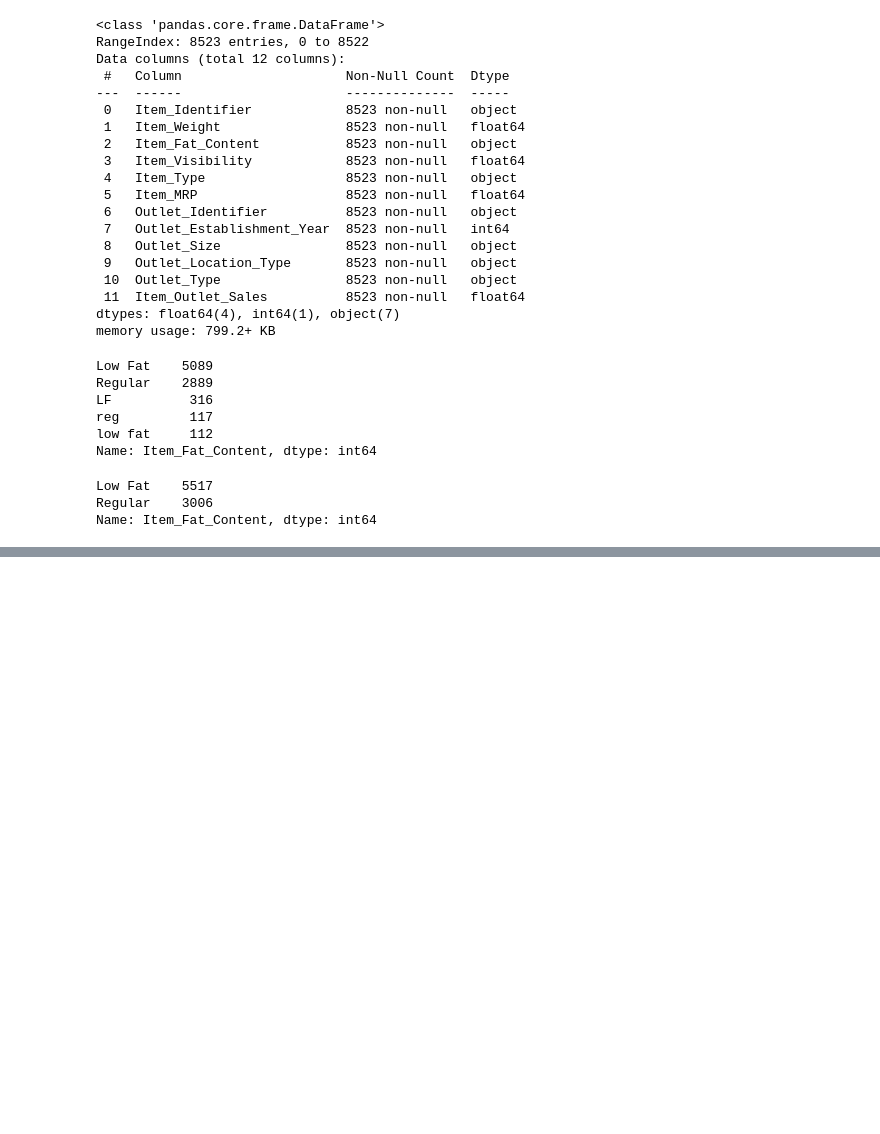
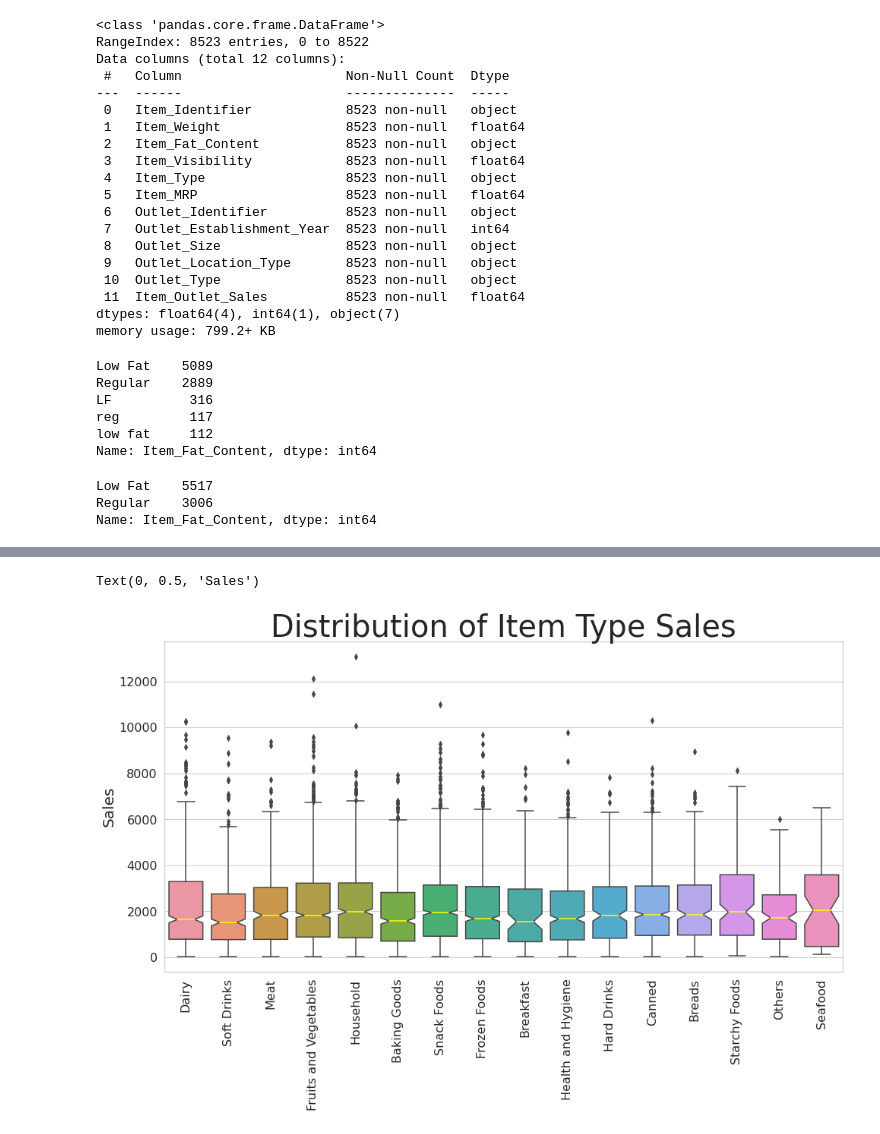
Before and after one commit to kriti-sidram/Sales-Predictions, a Jupyter notebook: GrocerySales_Predictions.ipynb, the cells around one changed output, grey strips where cells are left out. Drawn from its saved outputs; the diff is of its cells as text; code cells hidden in the pictures; blank space fills up the shorter version.

```diff
--- a/GrocerySales_Predictions.ipynb
+++ b/GrocerySales_Predictions.ipynb
@@ -302,0 +332,22 @@ Name: Item_Outlet_Sales, dtype: float64
+# %%
+# Boxplot of Item_Fat_Content vs Item_Sales
+fig,axes = plt.subplots(figsize = (16,8))
+plt.title('Distribution of Item Type Sales', fontsize = 40)
+plt.xticks(rotation = 90, fontsize = 16) # Rotate x axis label 90 degrees
+plt.yticks(fontsize = 16)
+
+
+
+sns.set_theme(style = 'whitegrid', palette = 'deep')
+sns.boxplot(x = 'Item_Type',
+            y = 'Item_Outlet_Sales',
+            notch = True,
+            showfliers = True, # Ignore Outliers ?
+            data = sales_data,
+            medianprops = {'color':'yellow'})
+
+plt.xlabel('', fontsize = 12); # Modify x axis label
+plt.ylabel('Sales', fontsize = 20)
+# %% [output]
+Text(0, 0.5, 'Sales')
+[figure, added]
```
Also changed, not shown: parts of 14 cells of this notebook.
